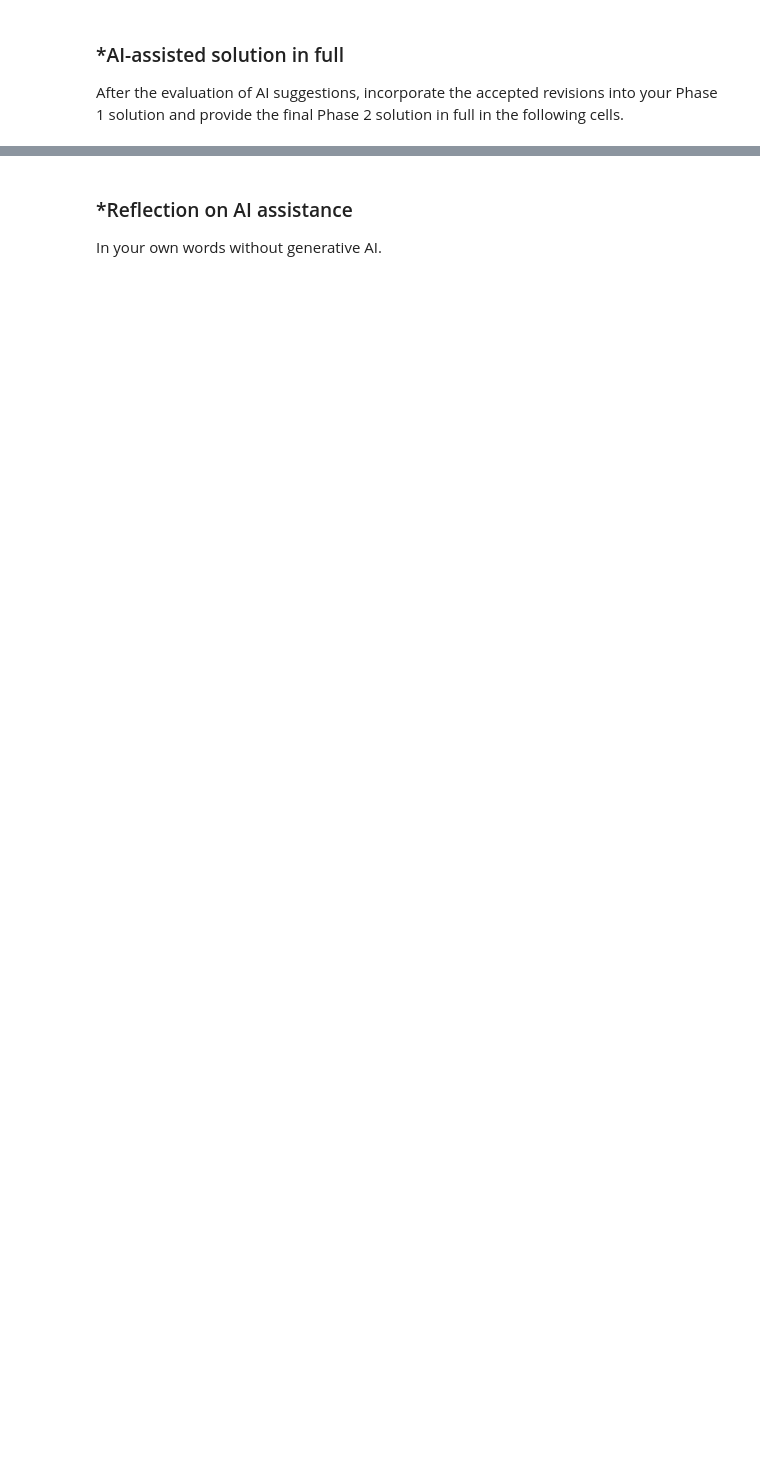
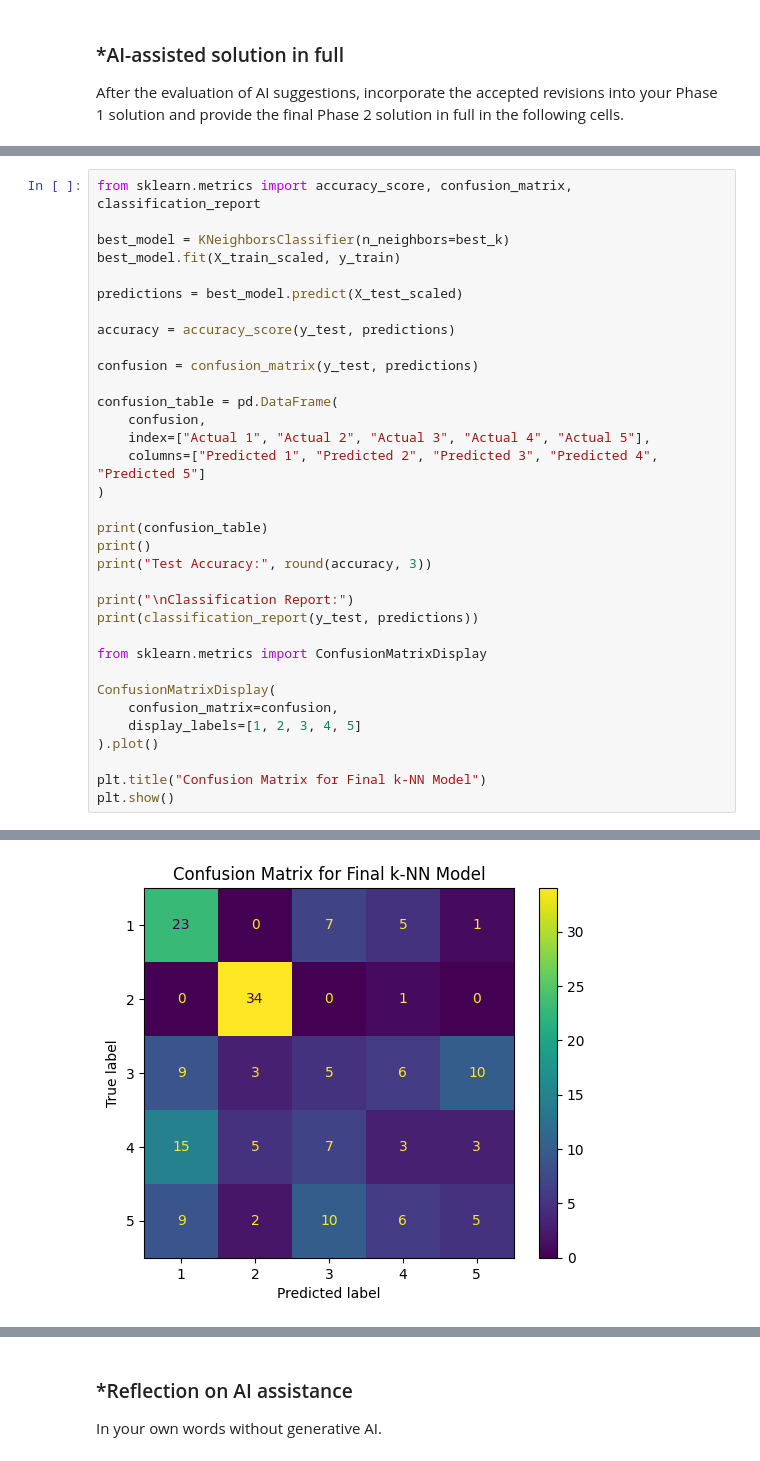
Before and after one commit to rushilnanga/A03-knn, a Jupyter notebook: notebook.ipynb, the cells around one changed output, grey strips where cells are left out. Saved outputs shown, nothing was run; the diff lists cells and outputs as text; blank space fills up the shorter version.

```diff
--- a/notebook.ipynb
+++ b/notebook.ipynb
@@ -198,0 +354,35 @@ After the evaluation of AI suggestions, incorporate the accepted revisions into
+# %%
+from sklearn.metrics import accuracy_score, confusion_matrix, classification_report
+
+best_model = KNeighborsClassifier(n_neighbors=best_k)
+best_model.fit(X_train_scaled, y_train)
+
+predictions = best_model.predict(X_test_scaled)
+
+accuracy = accuracy_score(y_test, predictions)
+
+confusion = confusion_matrix(y_test, predictions)
+
+confusion_table = pd.DataFrame(
+    confusion,
+    index=["Actual 1", "Actual 2", "Actual 3", "Actual 4", "Actual 5"],
+    columns=["Predicted 1", "Predicted 2", "Predicted 3", "Predicted 4", "Predicted 5"]
+)
+
+print(confusion_table)
+print()
+print("Test Accuracy:", round(accuracy, 3))
+
+print("\nClassification Report:")
+print(classification_report(y_test, predictions))
+
+from sklearn.metrics import ConfusionMatrixDisplay
+
+ConfusionMatrixDisplay(
+    confusion_matrix=confusion,
+    display_labels=[1, 2, 3, 4, 5]
+).plot()
+
+plt.title("Confusion Matrix for Final k-NN Model")
+plt.show()
+# %% [output]
@@ -198,0 +406 @@ After the evaluation of AI suggestions, incorporate the accepted revisions into
+[figure, added]
```
Also changed, not shown: parts of 14 cells of this notebook.
